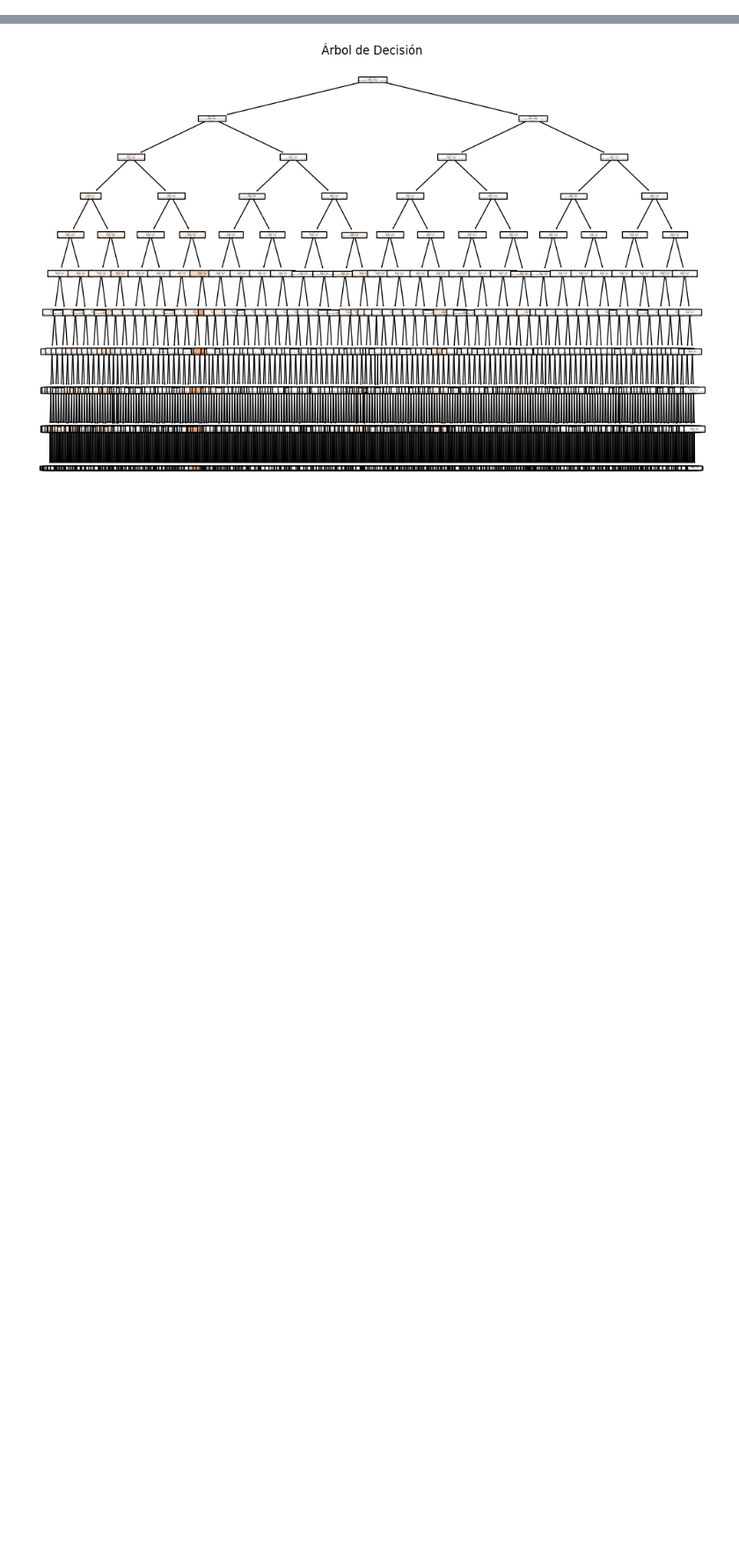
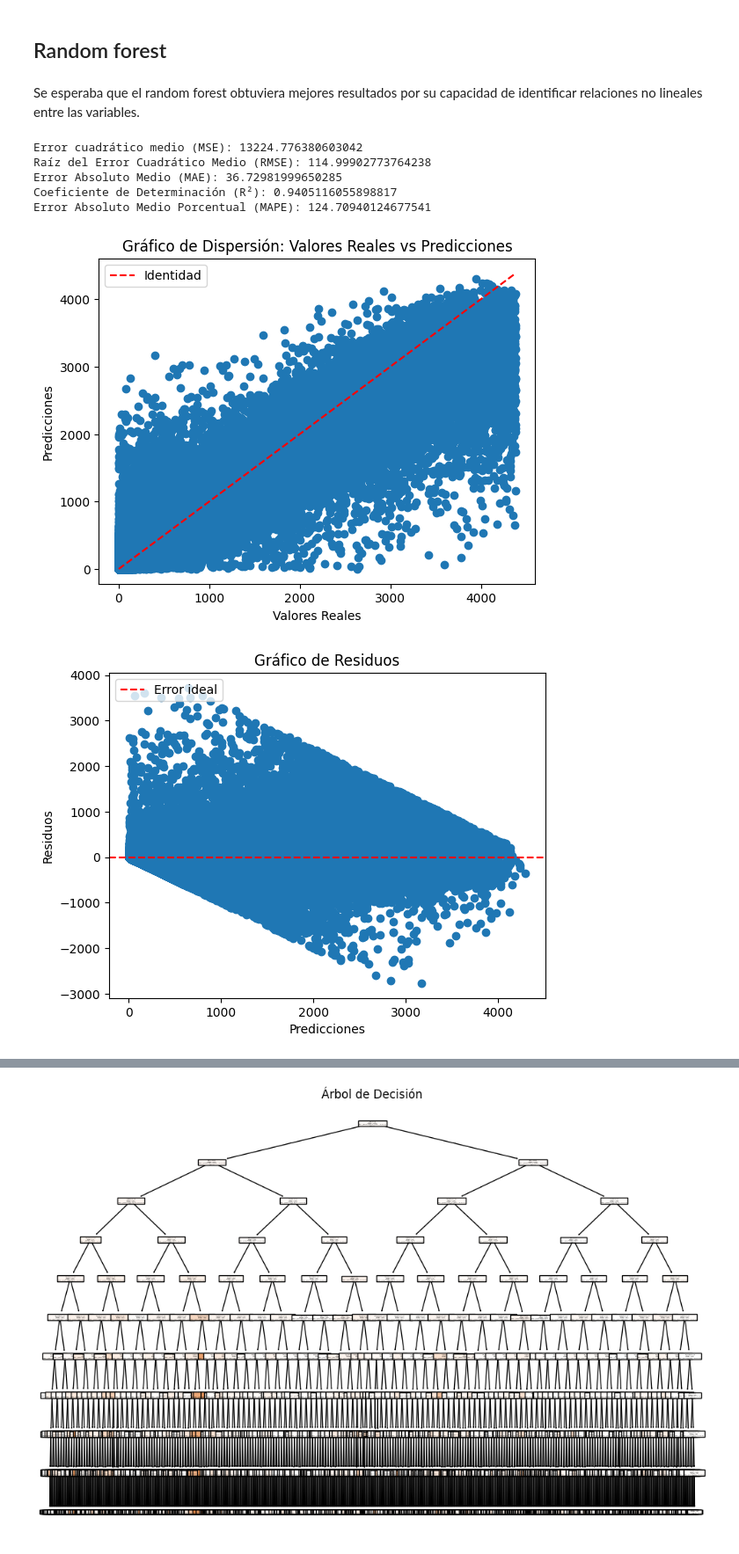
Before and after one commit to GuadiAguilera/TP_CDD, a Jupyter notebook: G13_Trabajo_Practico_Entrega_3.ipynb, the cells around one changed output, grey strips where cells are left out. Shown at 88% size. Cells and saved outputs as stored; diff of their text form; code cells hidden in the pictures; blank space fills up the shorter version.

```diff
--- a/G13_Trabajo_Practico_Entrega_3.ipynb
+++ b/G13_Trabajo_Practico_Entrega_3.ipynb
@@ -290,0 +278,29 @@ Error Absoluto Medio Porcentual (MAPE): 2117.8977341785094
+# %% [markdown]
+## Random forest
+# %% [markdown]
+Se esperaba que el random forest obtuviera mejores resultados por su capacidad de identificar relaciones no lineales entre las variables.
+# %%
+x_train, y_train, x_test, y_test = get_test_train_data("all", dataset=dataset)
+
+# Instanciar y entrenar el modelo
+rf_model = RandomForestRegressor(n_estimators=10,
+                                 criterion="squared_error",
+                                 max_depth=None,
+                                 min_samples_leaf=1,
+                                 min_samples_split=2,
+                                 max_features=1,
+                                 random_state=42)
+rf_model.fit(x_train, y_train)
+
+# Predecir en el conjunto de prueba
+y_pred_rf = rf_model.predict(x_test)
+
+graph_predictions(y_test, y_pred_rf)
+# %% [output]
+Error cuadrático medio (MSE): 13224.776380603042
+Raíz del Error Cuadrático Medio (RMSE): 114.99902773764238
+Error Absoluto Medio (MAE): 36.72981999650285
+Coeficiente de Determinación (R²): 0.9405116055898817
+Error Absoluto Medio Porcentual (MAPE): 124.70940124677541
+[figure, added]
+[figure, added]
```
Also changed, not shown: parts of 41 cells of this notebook.
